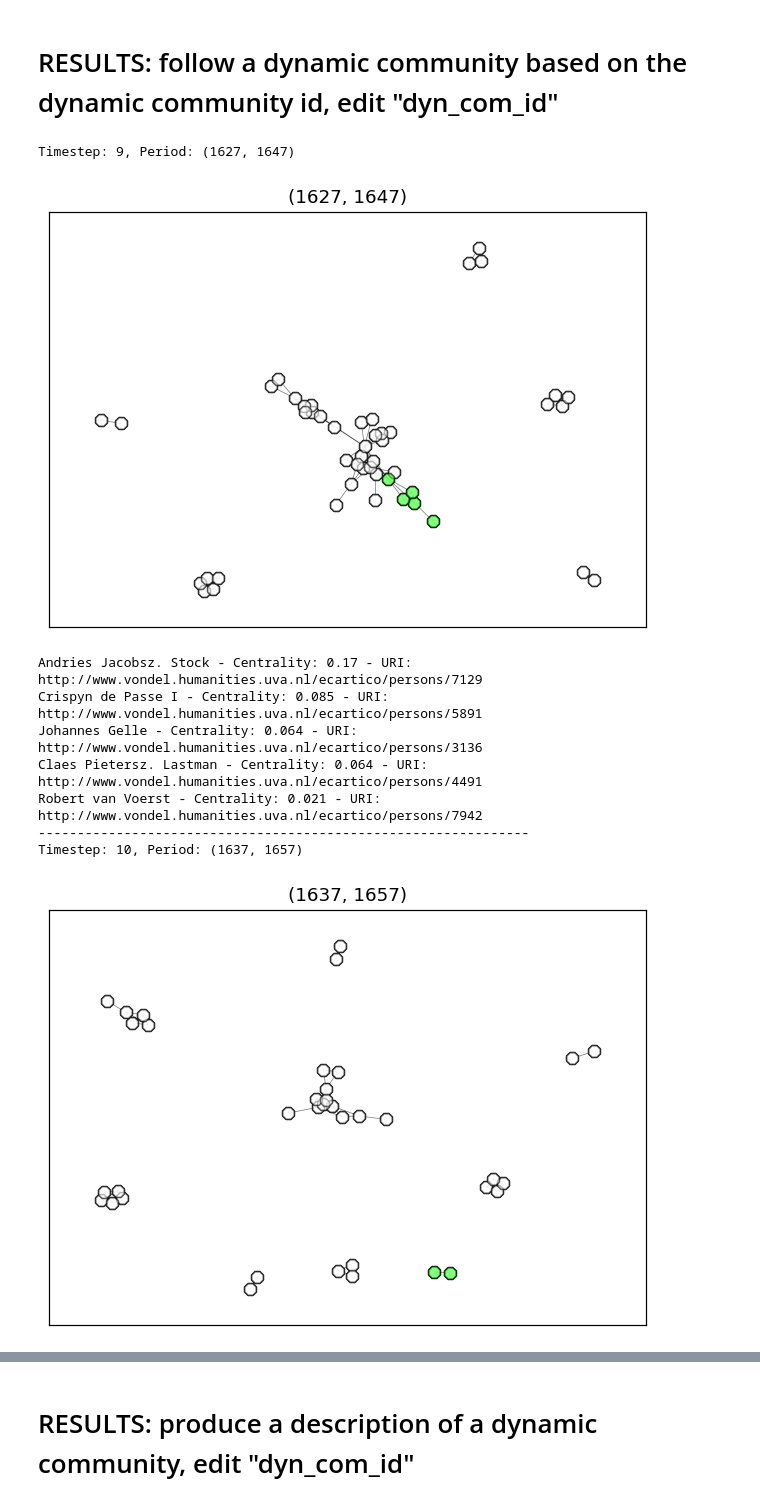
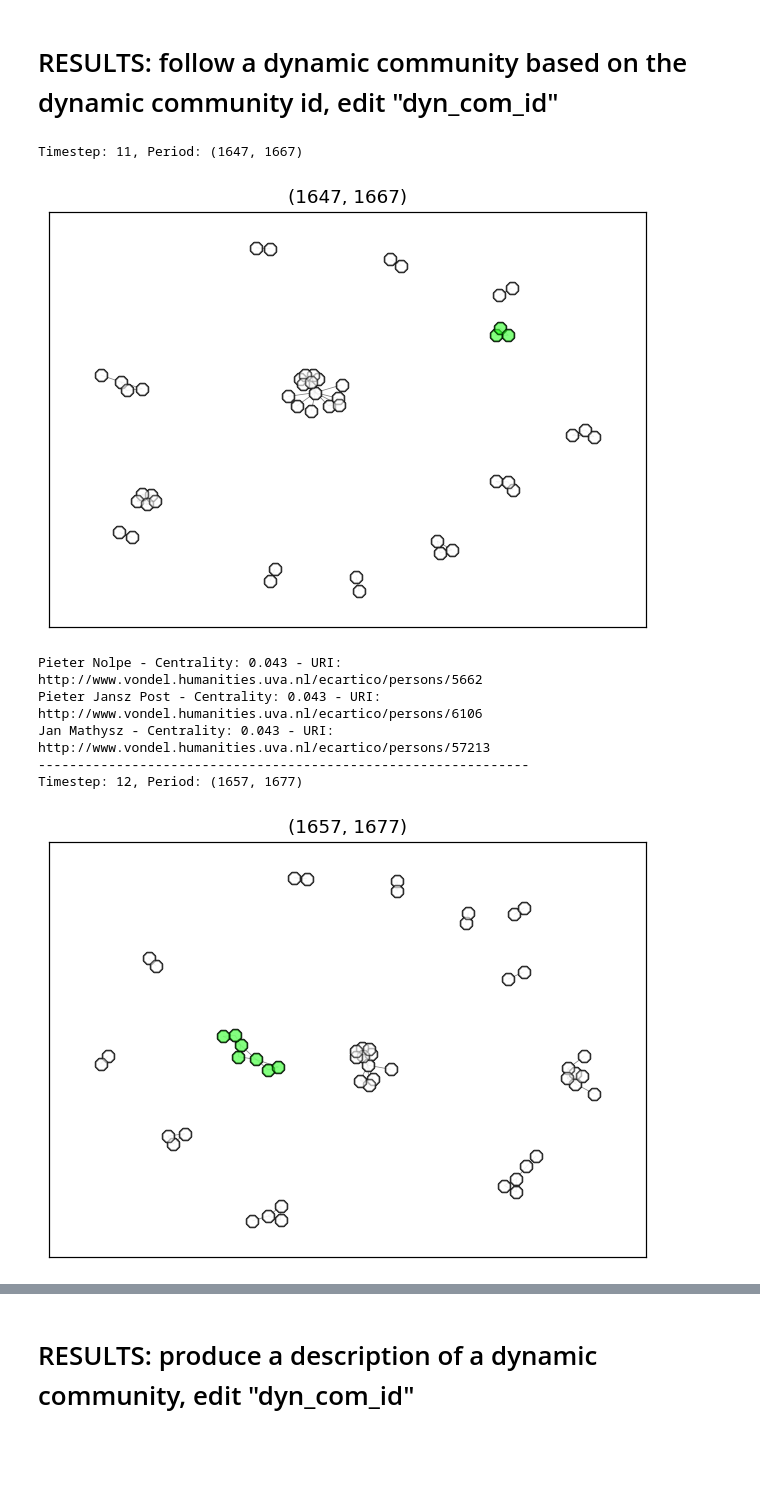
Before and after one commit to ImanHashemi/ga_cd, a Jupyter notebook: dynamic_cd.ipynb, the cells around one changed output, grey strips where cells are left out. Cells and saved outputs as stored; diff of their text form; code cells hidden in the pictures; blank space fills up the shorter version.

```diff
--- a/dynamic_cd.ipynb
+++ b/dynamic_cd.ipynb
@@ -230,17 +221,15 @@ INTERVAL (1707, 1727)
 <h1>RESULTS: follow a dynamic community based on the dynamic community id, edit "dyn_com_id"</h1>
 # %%
 # EDIT THIS
-dynamic_com_id = 13
+dynamic_com_id = 23
 
 dynamic_cd.print_dyn_com(dynamic_coms, dynamic_com_id, tc, snapshots, snapshot_times, names_df, com_events)
 # %% [output]
-Timestep: 9, Period: (1627, 1647)
+Timestep: 11, Period: (1647, 1667)
-[figure, old version]
+[figure, new version]
-Andries Jacobsz. Stock - Centrality: 0.17 - URI: http://www.vondel.humanities.uva.nl/ecartico/persons/7129
-Crispyn de Passe I - Centrality: 0.085 - URI: http://www.vondel.humanities.uva.nl/ecartico/persons/5891
-Johannes Gelle - Centrality: 0.064 - URI: http://www.vondel.humanities.uva.nl/ecartico/persons/3136
-Claes Pietersz. Lastman - Centrality: 0.064 - URI: http://www.vondel.humanities.uva.nl/ecartico/persons/4491
-Robert van Voerst - Centrality: 0.021 - URI: http://www.vondel.humanities.uva.nl/ecartico/persons/7942
+Pieter Nolpe - Centrality: 0.043 - URI: http://www.vondel.humanities.uva.nl/ecartico/persons/5662
+Pieter Jansz Post - Centrality: 0.043 - URI: http://www.vondel.humanities.uva.nl/ecartico/persons/6106
+Jan Mathysz - Centrality: 0.043 - URI: http://www.vondel.humanities.uva.nl/ecartico/persons/57213
 ---------------------------------------------------------------
-Timestep: 10, Period: (1637, 1657)
+Timestep: 12, Period: (1657, 1677)
-[figure, old version]
+[figure, new version]
```
Also changed, not shown: parts of 4 cells of this notebook, 3 other files.
